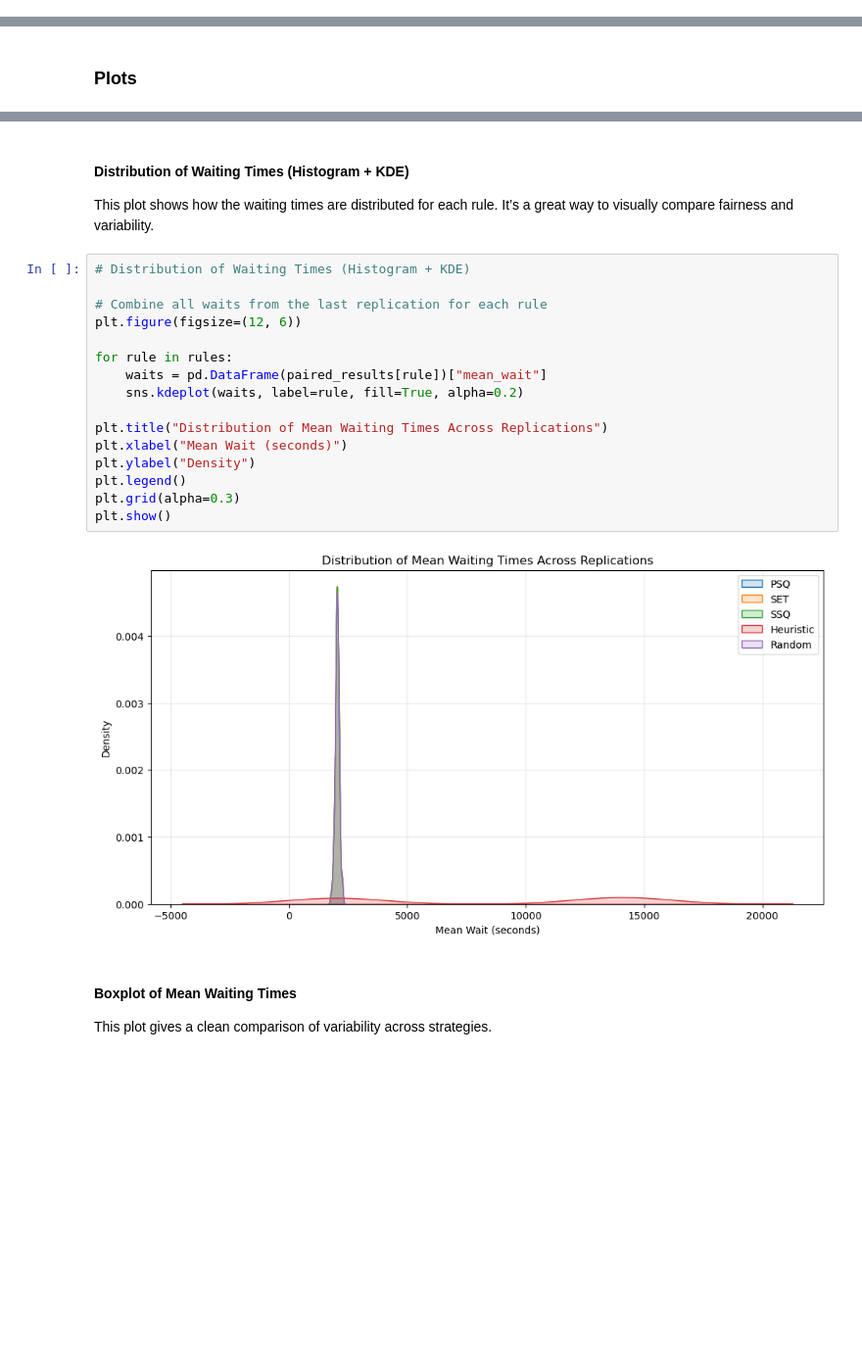
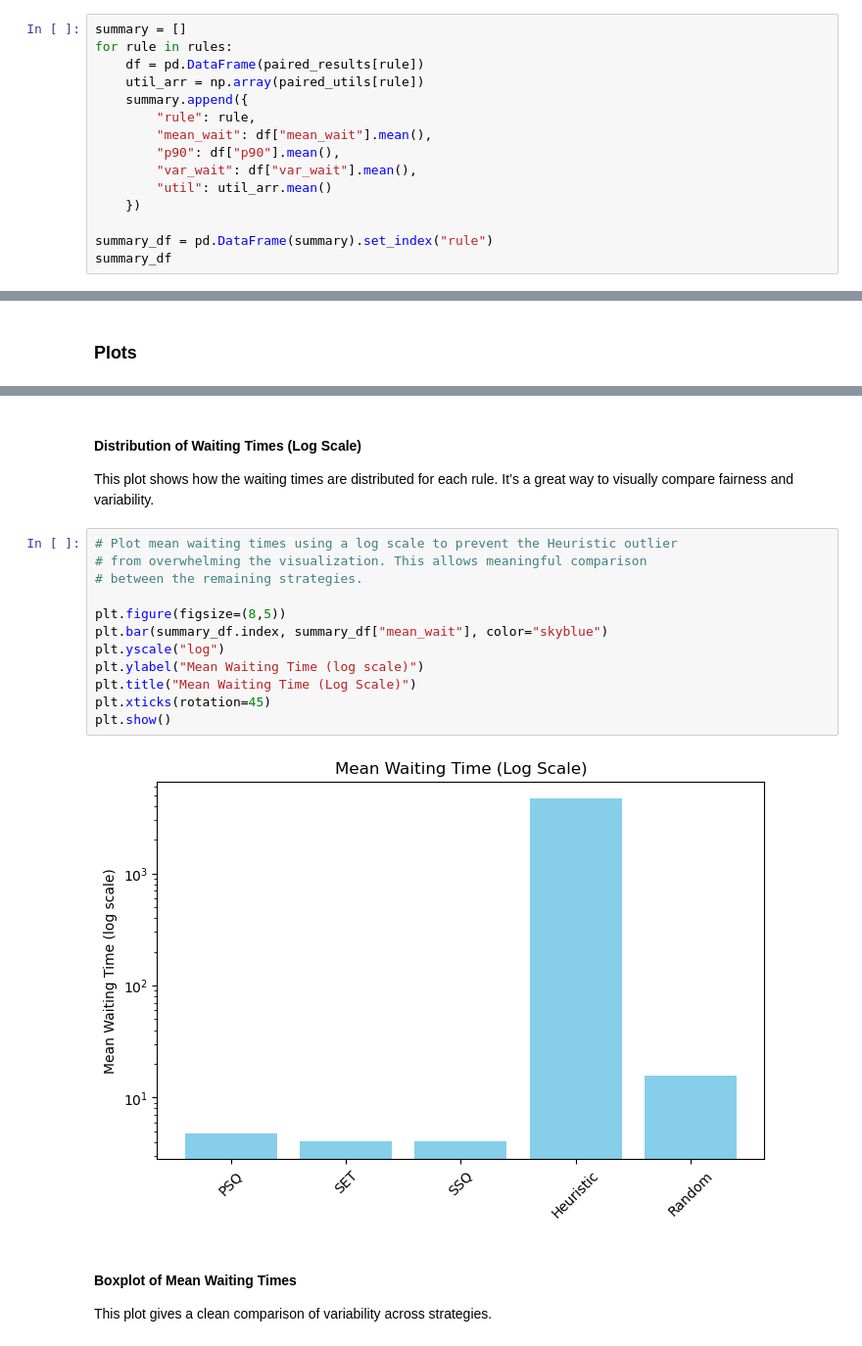
Before and after one commit to mnemtserov/math-concepts-for-devs-project, a Jupyter notebook: math_project.ipynb, the cells around one changed output, grey strips where cells are left out. Shown at 98% size. Saved outputs shown, nothing was run; the diff lists cells and outputs as text; blank space fills up the shorter version.

Commit message:
rework the entire code and split it into functionally defined chunks, update plots, update results section

```diff
--- a/math_project.ipynb
+++ b/math_project.ipynb
@@ -352,0 +357,15 @@ Paired diffs vs Random (mean wait):
+# %%
+summary = []
+for rule in rules:
+    df = pd.DataFrame(paired_results[rule])
+    util_arr = np.array(paired_utils[rule])
+    summary.append({
+        "rule": rule,
+        "mean_wait": df["mean_wait"].mean(),
+        "p90": df["p90"].mean(),
+        "var_wait": df["var_wait"].mean(),
+        "util": util_arr.mean()
+    })
+
+summary_df = pd.DataFrame(summary).set_index("rule")
+summary_df
@@ -355,24 +398,20 @@ Paired diffs vs Random (mean wait):
 # %% [markdown]
-#### Distribution of Waiting Times (Histogram + KDE)
+#### Distribution of Waiting Times (Log Scale)
 This plot shows how the waiting times are distributed for each rule. It’s a great way to visually compare fairness and variability.
 # %%
-# Distribution of Waiting Times (Histogram + KDE)
+# Plot mean waiting times using a log scale to prevent the Heuristic outlier
+# from overwhelming the visualization. This allows meaningful comparison
+# between the remaining strategies.
 
-# Combine all waits from the last replication for each rule
-plt.figure(figsize=(12, 6))
-
-for rule in rules:
-    waits = pd.DataFrame(paired_results[rule])["mean_wait"]
-    sns.kdeplot(waits, label=rule, fill=True, alpha=0.2)
-
-plt.title("Distribution of Mean Waiting Times Across Replications")
-plt.xlabel("Mean Wait (seconds)")
-plt.ylabel("Density")
-plt.legend()
-plt.grid(alpha=0.3)
+plt.figure(figsize=(8,5))
+plt.bar(summary_df.index, summary_df["mean_wait"], color="skyblue")
+plt.yscale("log")
+plt.ylabel("Mean Waiting Time (log scale)")
+plt.title("Mean Waiting Time (Log Scale)")
+plt.xticks(rotation=45)
 plt.show()
 # %% [output]
-[figure, old version]
+[figure, new version]
 # %% [markdown]
 #### Boxplot of Mean Waiting Times
 This plot gives a clean comparison of variability across strategies.
```
Also changed, not shown: parts of 21 cells of this notebook.
